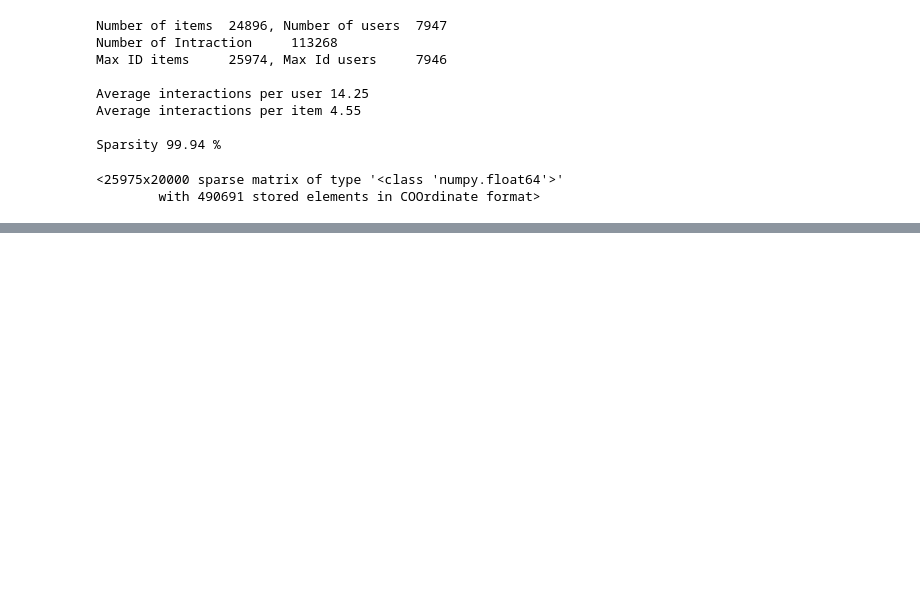
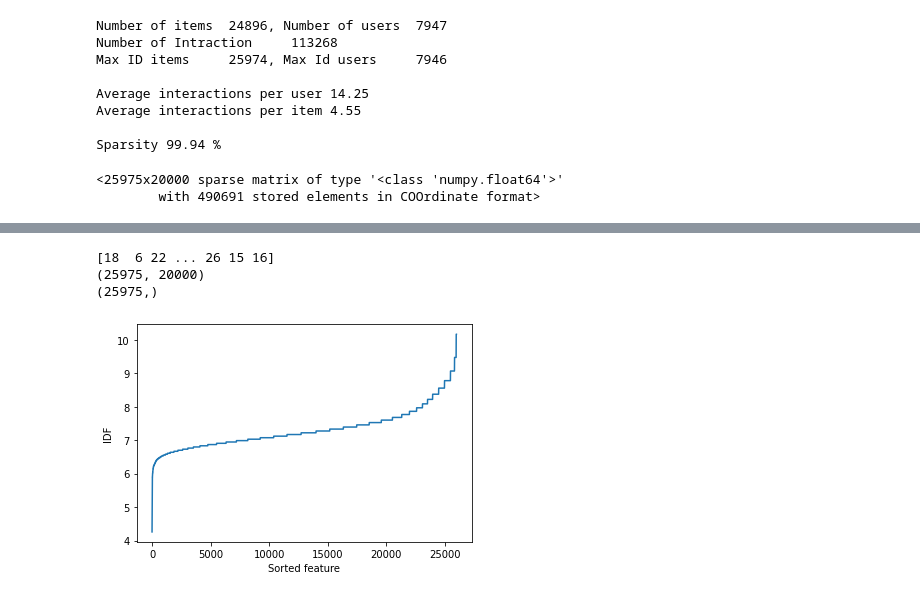
Before and after one commit to SamanFekri/BookRecommendation, a Jupyter notebook: Code_ContentBaseFiltering.ipynb, the cells around one changed output, grey strips where cells are left out. Drawn from its saved outputs; the diff is of its cells as text; code cells hidden in the pictures; blank space fills up the shorter version.

```diff
--- a/Code_ContentBaseFiltering.ipynb
+++ b/Code_ContentBaseFiltering.ipynb
@@ -207,0 +189,23 @@ result.to_csv ('outputs/cbfv1.csv', index = False, header=True)
+# %%
+ICM_all = ICM_all.tocsr()
+num_tot_items = ICM_all.shape[0]
+
+# let's count how many items have a certain feature
+items_per_feature = np.ediff1d(ICM_all.indptr) + 1
+print(items_per_feature)
+
+IDF = np.array(np.log(num_tot_items / items_per_feature))
+
+print(ICM_all.shape)
+print(IDF.shape)
+# %% [output]
+[18  6 22 ... 26 15 16]
+(25975, 20000)
+(25975,)
+# %%
+pyplot.plot(np.sort(IDF))
+pyplot.ylabel('IDF')
+pyplot.xlabel('Sorted feature')
+pyplot.show()
+# %% [output]
+[figure, added]
```
Also changed, not shown: parts of 12 cells of this notebook, 5 other files.
